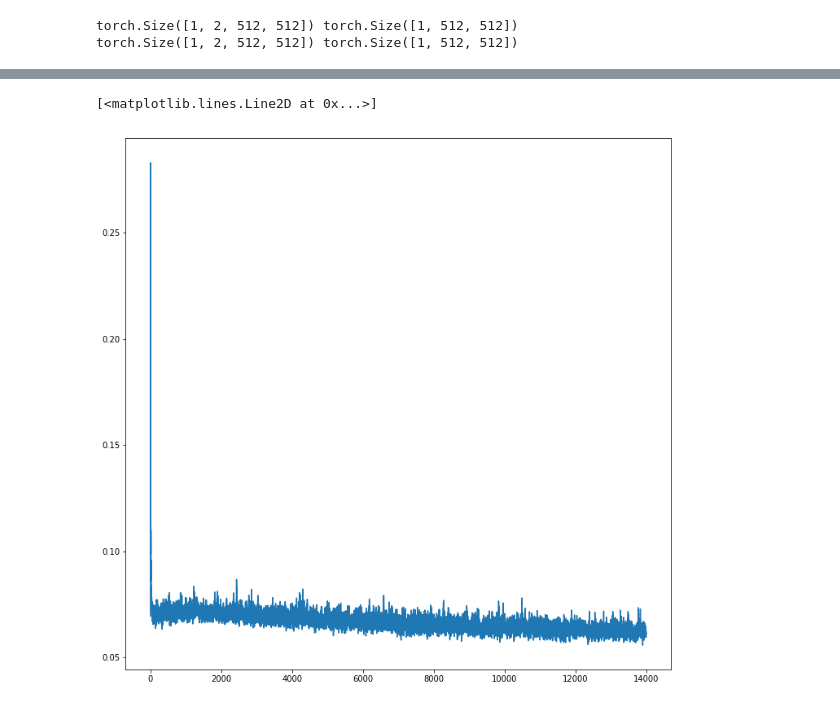
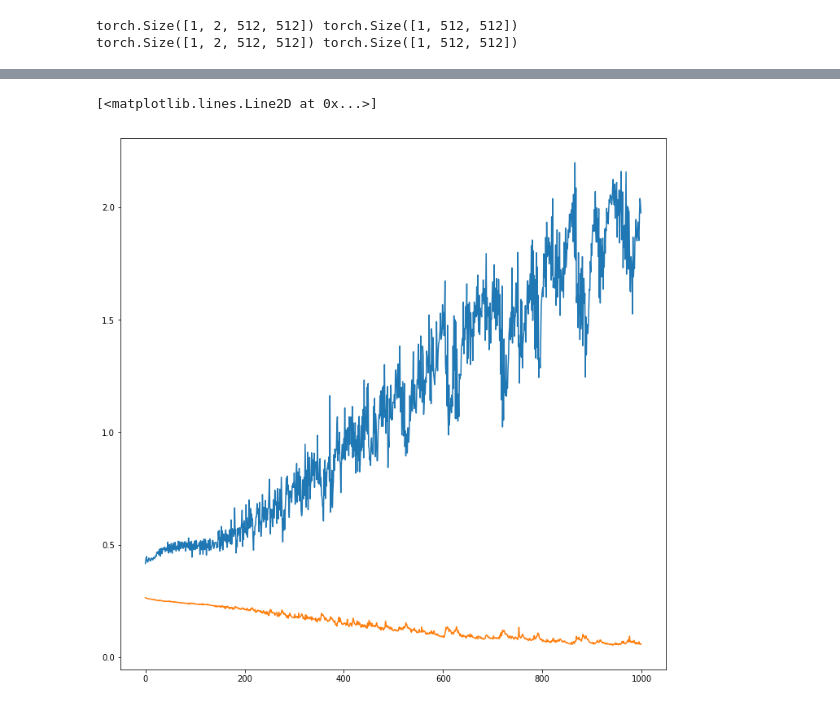
Before and after one commit to npatel5/blinkende_lichter, a Jupyter notebook: notebooks/unet+dataloader_test.ipynb, the cells around one changed output, grey strips where cells are left out. Drawn from its saved outputs; the diff is of its cells as text; code cells hidden in the pictures.

```diff
--- a/notebooks/unet+dataloader_test.ipynb
+++ b/notebooks/unet+dataloader_test.ipynb
@@ -141,7 +187,7 @@ pos = np.argmax(res, axis=1)
 out_mod = []
 
 for n in range(len(test_outputs)):
-    out_data = test_outputs[n].data.cpu().numpy()
+    out_data = test_outputs[n]
     indicator  =  np.arange(out_data.shape[1]).reshape([1, -1, 1, 1])
     np.sum(out_data*indicator, axis=1)
     x = np.exp(out_data)
@@ -185,0 +263,9 @@ plt.colorbar()
+# %%
+
+train_in = []
+train_tgt = []
+train_out = []
+for i in range(4):
+    r = randint(0,14)
+    train_in.append(torch.FloatTensor(tr[0][r].astype(float)).cuda())
+    train_tgt.append(torch.from_numpy(tr[1][r]).long())
@@ -185,0 +281,12 @@ plt.colorbar()
+# %%
+plt.figure()
+fig, ax = plt.subplots(nrows=4, ncols=2, figsize=(12,12))
+ax[0][0].title.set_text("Target")
+ax[0][1].title.set_text("Output")
+
+
+for i in range(len(train_tgt)):
+    ax[i][0].imshow(train_tgt[i].numpy())
+    ax[i][1].imshow(train_out_mod[i])
+
+plt.tight_layout
@@ -186,6 +343,17 @@ plt.colorbar()
+# %%
+avg_ep = [epoch_loss[x:x+2] for x in range(0, len(epoch_loss), 2)]
+avg_val_ep = [val_epoch_loss[x:x+4] for x in range(0, len(val_epoch_loss), 4)]
+
+
+for i in range(len(avg_ep)):
+    avg_ep[i]=sum(avg_ep[i])/len(avg_ep[i])
+
+for i in range(len(avg_val_ep)):
+    avg_val_ep[i]=sum(avg_val_ep[i])/len(avg_val_ep[i])
 # %%
-fig = plt.figure(figsize=(12,12))
-plt.plot(epoch_loss)
+fig = plt.figure(figsize=(12, 12))
+plt.plot(avg_val_ep)
+plt.plot(avg_ep)
 # %% [output]
 [<matplotlib.lines.Line2D at 0x...>]
-[figure, old version]
+[figure, new version]
```
Also changed, not shown: parts of 91 cells of this notebook, 7 other files.
